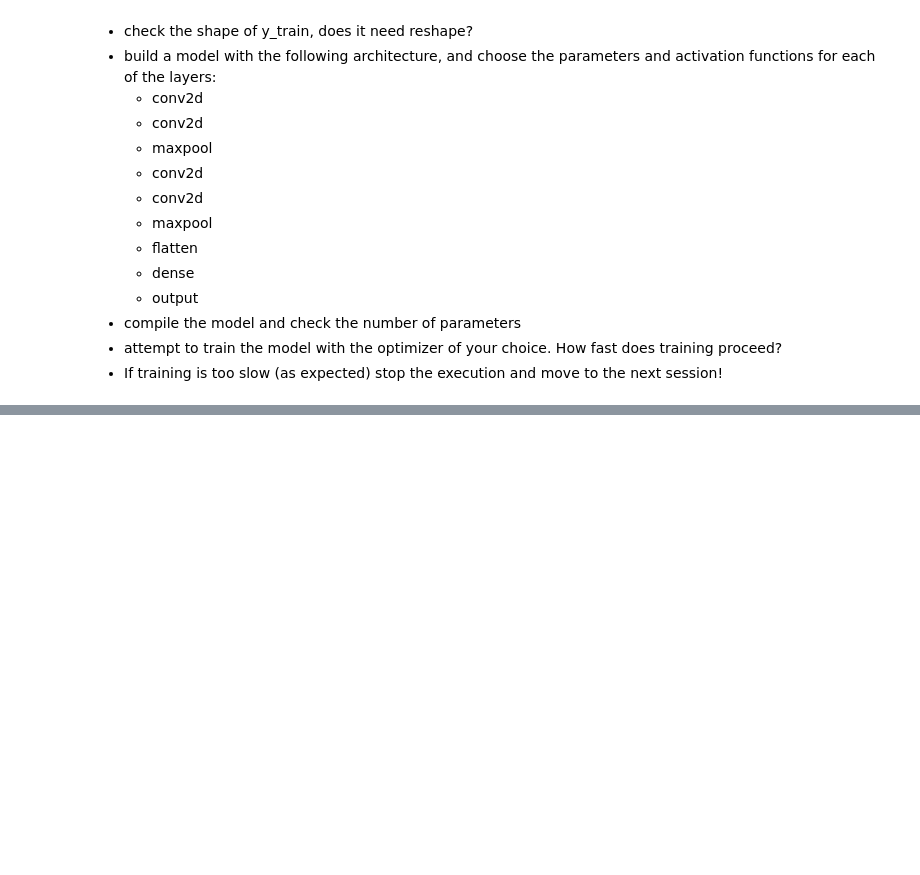
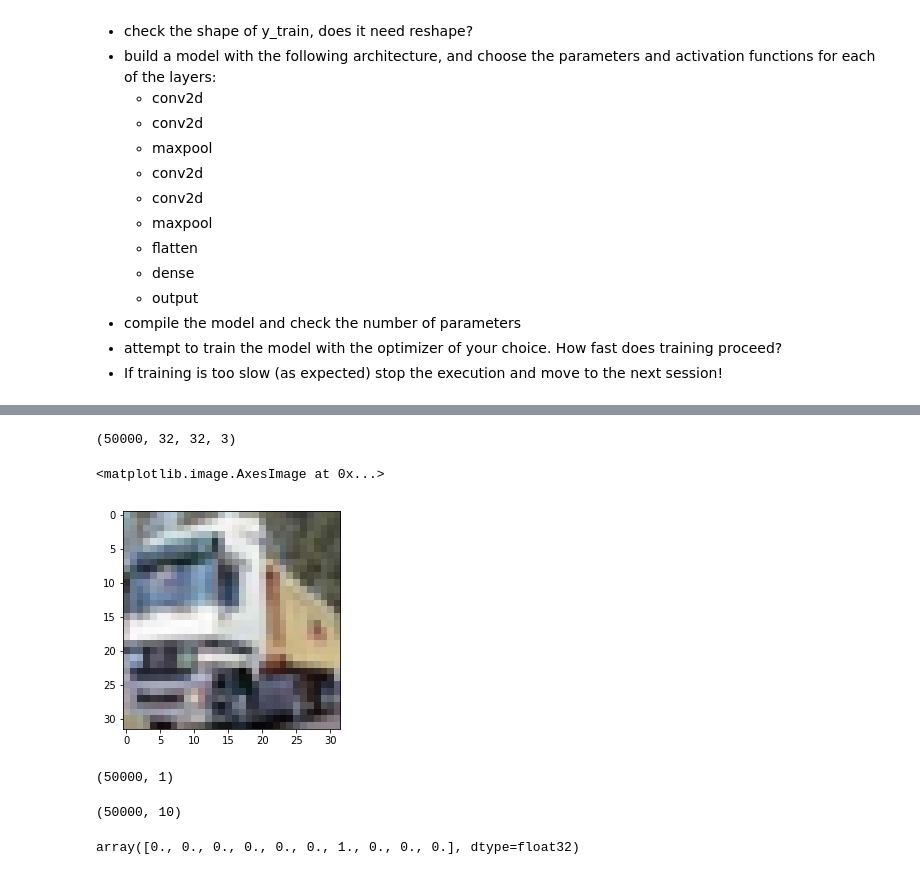
Before and after one commit to tetsu/zero-deep-learning, a Jupyter notebook: course/6 Convolutional Neural Networks.ipynb, the cells around one changed output, grey strips where cells are left out. Cells and saved outputs as stored; diff of their text form; code cells hidden in the pictures; blank space fills up the shorter version.

```diff
--- a/course/6 Convolutional Neural Networks.ipynb
+++ b/course/6 Convolutional Neural Networks.ipynb
@@ -630,3 +630,5 @@ Here's what you have to do:
 - If training is too slow (as expected) stop the execution and move to the next session!
 # %%
 from keras.datasets import cifar10
+# %%
+(X_train, y_train), (X_test, y_test) = cifar10.load_data()
@@ -632,0 +638,9 @@ from keras.datasets import cifar10
+# %%
+X_train.shape
+# %% [output]
+(50000, 32, 32, 3)
+# %%
+plt.imshow(X_train[1])
+# %% [output]
+<matplotlib.image.AxesImage at 0x...>
+[figure, added]
@@ -632,0 +650,4 @@ from keras.datasets import cifar10
+# %%
+y_train.shape
+# %% [output]
+(50000, 1)
@@ -632,0 +657,8 @@ from keras.datasets import cifar10
+# %%
+y_train_cat.shape
+# %% [output]
+(50000, 10)
+# %%
+y_train_cat[0]
+# %% [output]
+array([0., 0., 0., 0., 0., 0., 1., 0., 0., 0.], dtype=float32)
```
Also changed, not shown: parts of 6 cells of this notebook.
